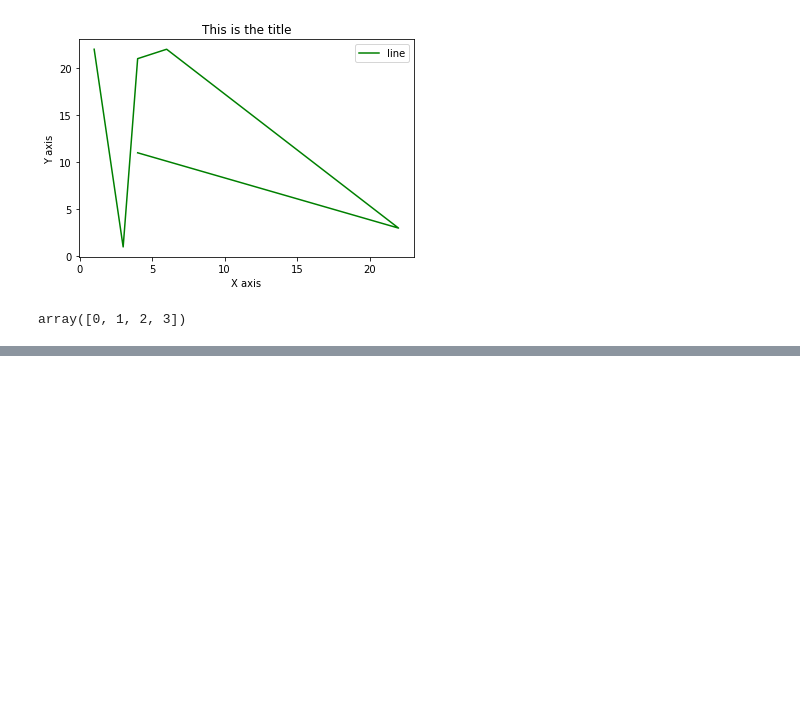
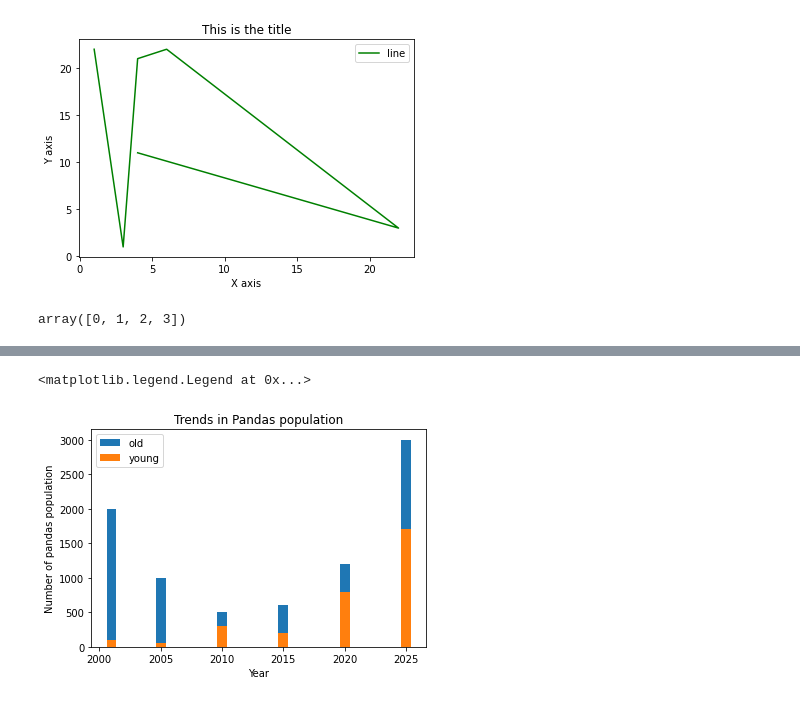
Before and after one commit to kowais915/deep-learning-416, a Jupyter notebook: matplotlib.ipynb, the cells around one changed output, grey strips where cells are left out. Saved outputs shown, nothing was run; the diff lists cells and outputs as text; code cells hidden in the pictures; blank space fills up the shorter version.

```diff
--- a/matplotlib.ipynb
+++ b/matplotlib.ipynb
@@ -57,0 +59,16 @@ Text(0.5, 0, 'Company')
+# %%
+years = [2001, 2005, 2010, 2015, 2020, 2025]
+pandas = [2000, 1000, 500, 600, 1200, 3000]
+young = [100, 59, 300, 200, 800, 1700]
+
+
+
+plt.bar(years, pandas, label = 'old')
+plt.bar(years, young, label='young' )
+plt.ylabel('Number of pandas population')
+plt.xlabel('Year')
+plt.title('Trends in Pandas population')
+plt.legend()
+# %% [output]
+<matplotlib.legend.Legend at 0x...>
+[figure, added]
```
Also changed, not shown: parts of 1 cell of this notebook.
